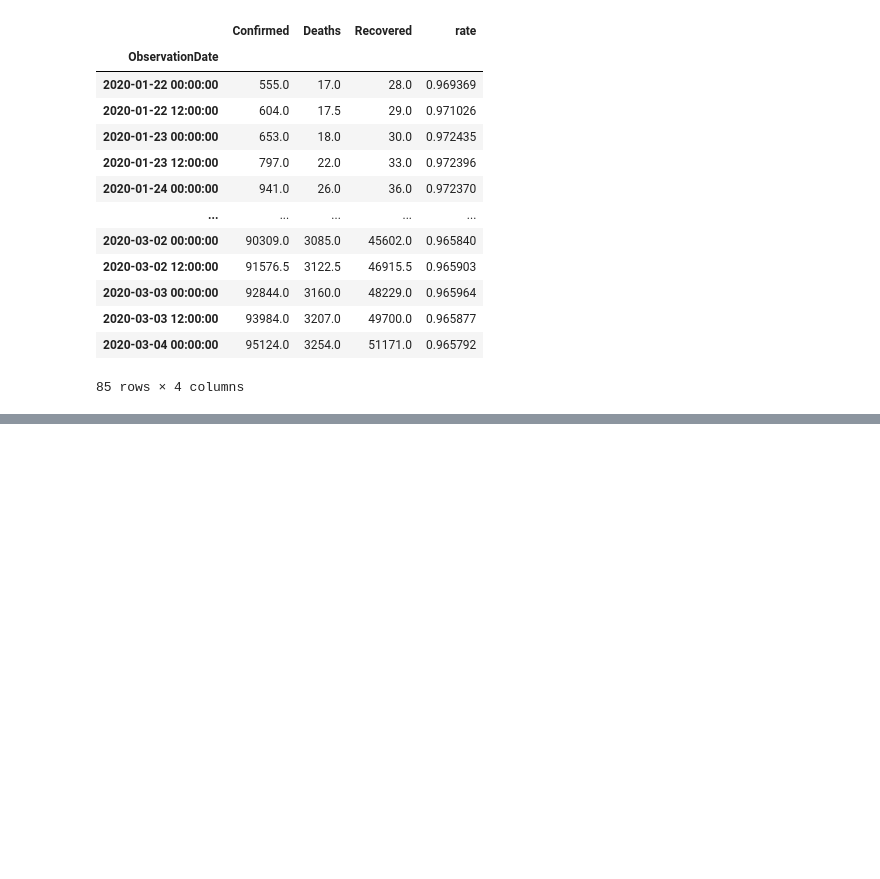
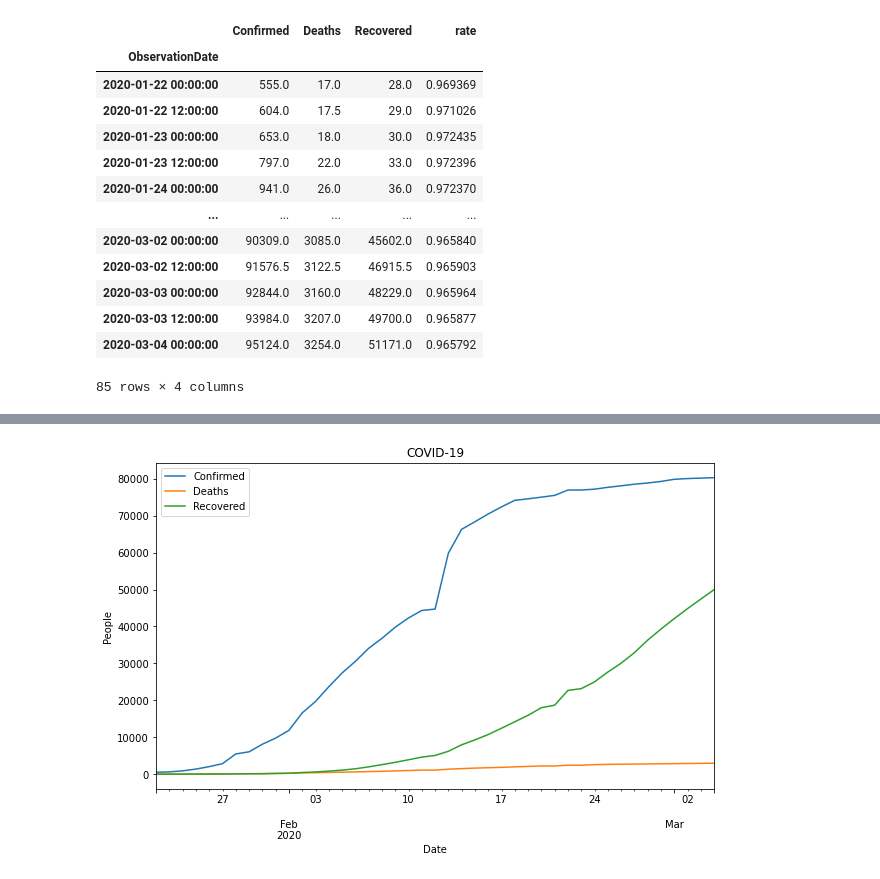
Before and after one commit to cristian-data-science/pythoncode, a Jupyter notebook: TimeSeries.ipynb, the cells around one changed output, grey strips where cells are left out. Cells and saved outputs as stored; diff of their text form; code cells hidden in the pictures; blank space fills up the shorter version.

```diff
--- a/TimeSeries.ipynb
+++ b/TimeSeries.ipynb
@@ -279,0 +342,4 @@ df_cum
+# %%
+df_time = df.groupby(["Country/Region",
+            pd.Grouper(key="ObservationDate", freq = "1D")]).sum()
+df_time
@@ -279,0 +361,3 @@ df_cum
+# %%
+df_china = df_time.loc["Mainland China",:]
+df_china.head(10)
@@ -279,0 +379,7 @@ df_cum
+# %%
+df_china.plot(figsize = (10,6), title = ("COVID-19"))
+plt.xlabel("Date")
+plt.ylabel("People")
+plt.show()
+# %% [output]
+[figure, added]
```
Also changed, not shown: parts of 11 cells of this notebook, 3 other files.
